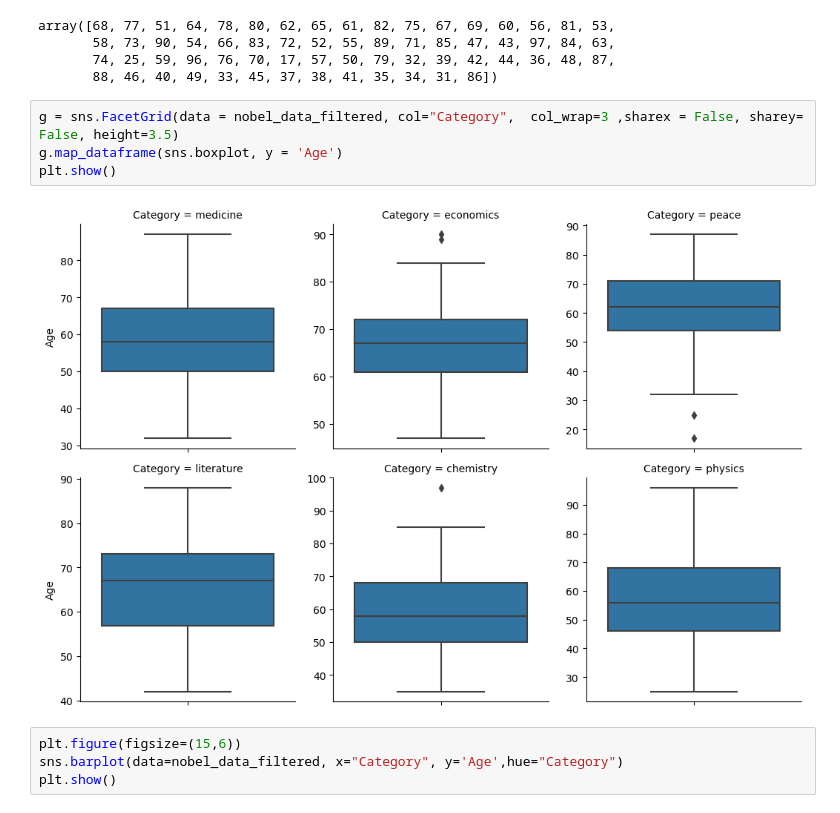
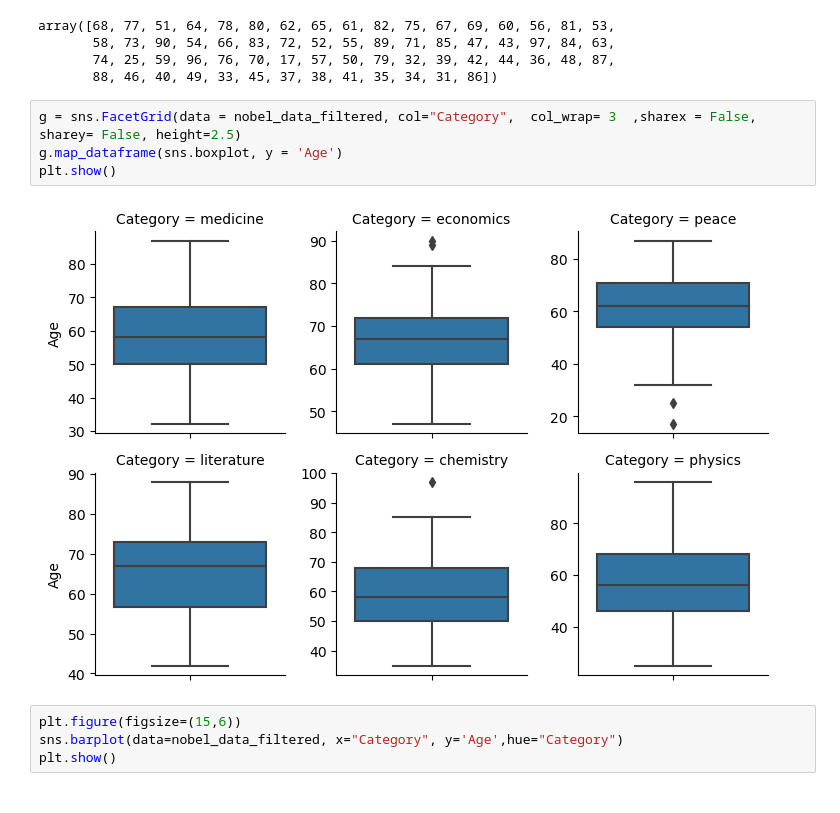
Before and after one commit to SarahB21/Project2024, a Jupyter notebook: ProjectLabelLaureate.ipynb, the cells around one changed output. Cells and saved outputs as stored; diff of their text form.

```diff
--- a/ProjectLabelLaureate.ipynb
+++ b/ProjectLabelLaureate.ipynb
@@ -526,11 +517,11 @@ array([68, 77, 51, 64, 78, 80, 62, 65, 61, 82, 75, 67, 69, 60, 56, 81, 53,
        74, 25, 59, 96, 76, 70, 17, 57, 50, 79, 32, 39, 42, 44, 36, 48, 87,
        88, 46, 40, 49, 33, 45, 37, 38, 41, 35, 34, 31, 86])
 # %%
-g = sns.FacetGrid(data = nobel_data_filtered, col="Category",  col_wrap=3 ,sharex = False, sharey= False, height=3.5)
+g = sns.FacetGrid(data = nobel_data_filtered, col="Category",  col_wrap= 3  ,sharex = False, sharey= False, height=2.5)
 g.map_dataframe(sns.boxplot, y = 'Age')
 plt.show()
 # %% [output]
-[figure, old version]
+[figure, new version]
 # %%
 plt.figure(figsize=(15,6))
 sns.barplot(data=nobel_data_filtered, x="Category", y='Age',hue="Category")
```
Also changed, not shown: parts of 7 cells of this notebook.
